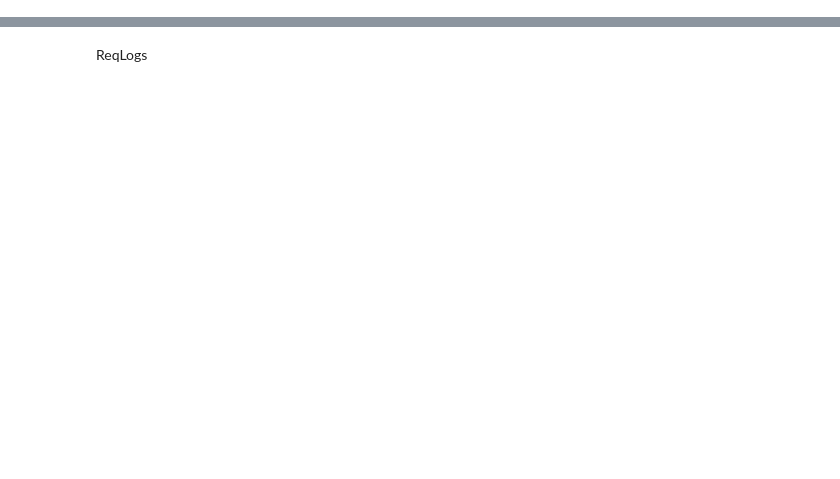
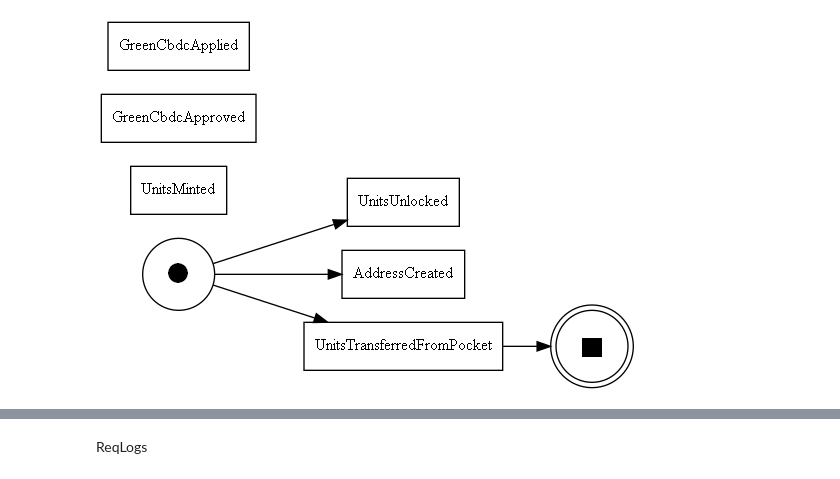
Before and after one commit to ibcs47/cbdc-PM, a Jupyter notebook: AnalyzeLogs.ipynb, the cells around one changed output, grey strips where cells are left out. Drawn from its saved outputs; the diff is of its cells as text; code cells hidden in the pictures; blank space fills up the shorter version.

```diff
--- a/AnalyzeLogs.ipynb
+++ b/AnalyzeLogs.ipynb
@@ -58,3 +73,11 @@ pn_visualizer.view(gviz)
+# %%
+#Heuristics
+net, im, fm = heuristics_miner.apply(log, parameters={heuristics_miner.Variants.CLASSIC.value.Parameters.DEPENDENCY_THRESH: 0.99})
+
+gviz = pn_visualizer.apply(net, im, fm)
+pn_visualizer.view(gviz)
+# %% [output]
+[figure, added]
 # %%
 df2 = df
 df2["case_id"] = str(df2["address"])[0:14] + str(df2["timestamp"])[0:21]
```
Also changed, not shown: parts of 6 cells of this notebook, 9 other files.
